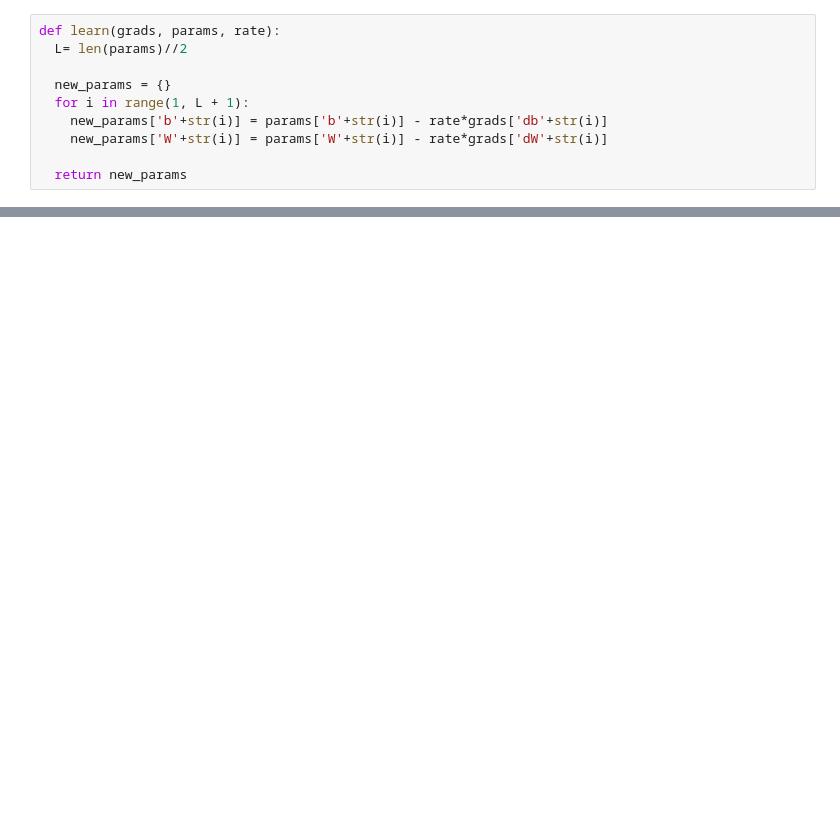
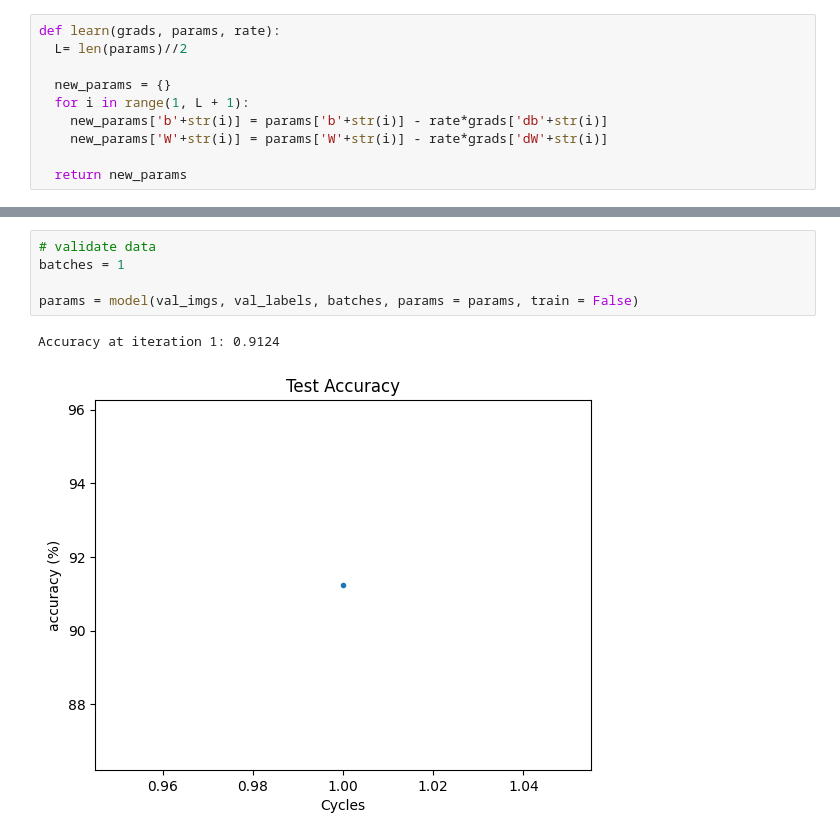
Before and after one commit to step-cheng/mnist_from_scratch, a Jupyter notebook: mnist_scratch.ipynb, the cells around one changed output, grey strips where cells are left out. Saved outputs shown, nothing was run; the diff lists cells and outputs as text; blank space fills up the shorter version.

```diff
--- a/mnist_scratch.ipynb
+++ b/mnist_scratch.ipynb
@@ -180,0 +222,8 @@ Accuracy at iteration 500: 0.9258166666666666
+# %%
+# validate data
+batches = 1
+
+params = model(val_imgs, val_labels, batches, params = params, train = False)
+# %% [output]
+Accuracy at iteration 1: 0.9124
+[figure, added]
```
Also changed, not shown: parts of 8 cells of this notebook.
